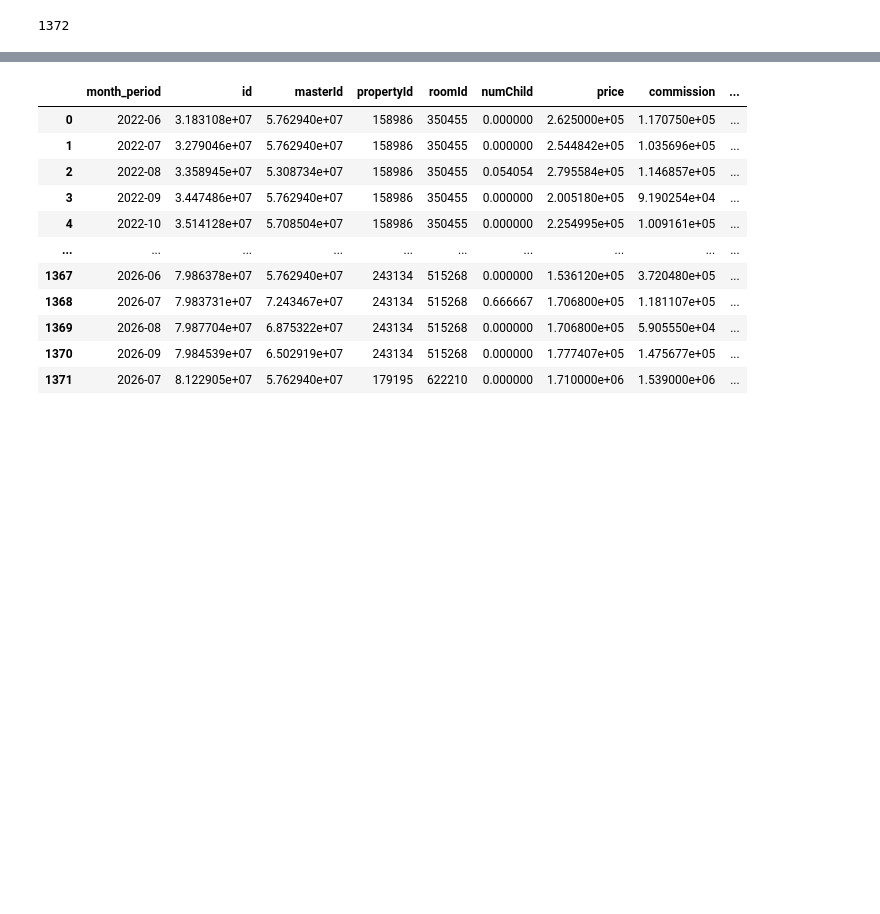
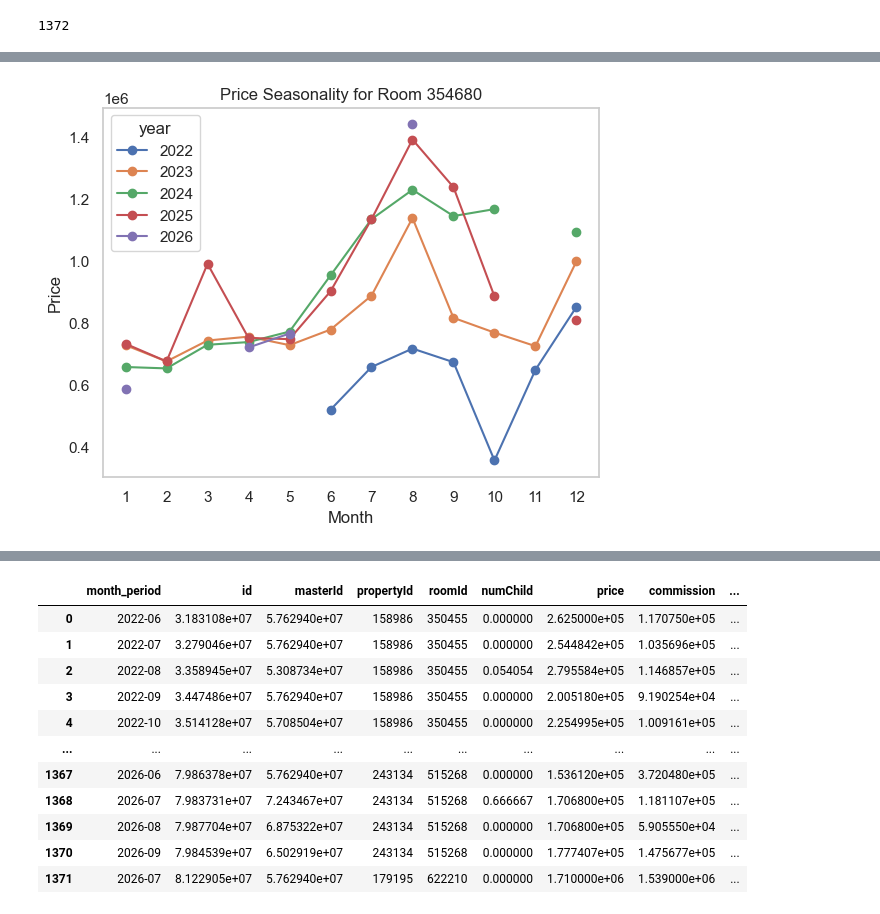
Before and after one commit to notnsas/hotel-demand-forecasting, a Jupyter notebook: notebooks/03_modeling.ipynb, the cells around one changed output, grey strips where cells are left out. Cells and saved outputs as stored; diff of their text form; code cells hidden in the pictures; blank space fills up the shorter version.

```diff
--- a/notebooks/03_modeling.ipynb
+++ b/notebooks/03_modeling.ipynb
@@ -3842,3 +4430,32 @@ plot_room_actual_vs_predicted(
+# %%
+import matplotlib.pyplot as plt
+import pandas as pd
+
+room_id_target = 354680
+# 354683
+# 1	354680
+# 512299  # change this
+
+subset = data.copy()
+subset = subset[subset["roomId"] == room_id_target]
+
+subset["month_period"] = pd.to_datetime(subset["month_period"])
+subset["year"] = subset["month_period"].dt.year
+subset["month"] = subset["month_period"].dt.month
+
+pivot = subset.pivot(index="month", columns="year", values="price")
+
+pivot.plot(marker="o")
+
+plt.title(f"Price Seasonality for Room {room_id_target}")
+plt.xlabel("Month")
+plt.ylabel("Price")
+plt.xticks(range(1, 13))
+plt.grid()
+
+plt.show()
+# %% [output]
+[figure, added]
 # %%
 import pandas as pd
 import numpy as np
```
Also changed, not shown: parts of 20 cells of this notebook, 1 other file.
